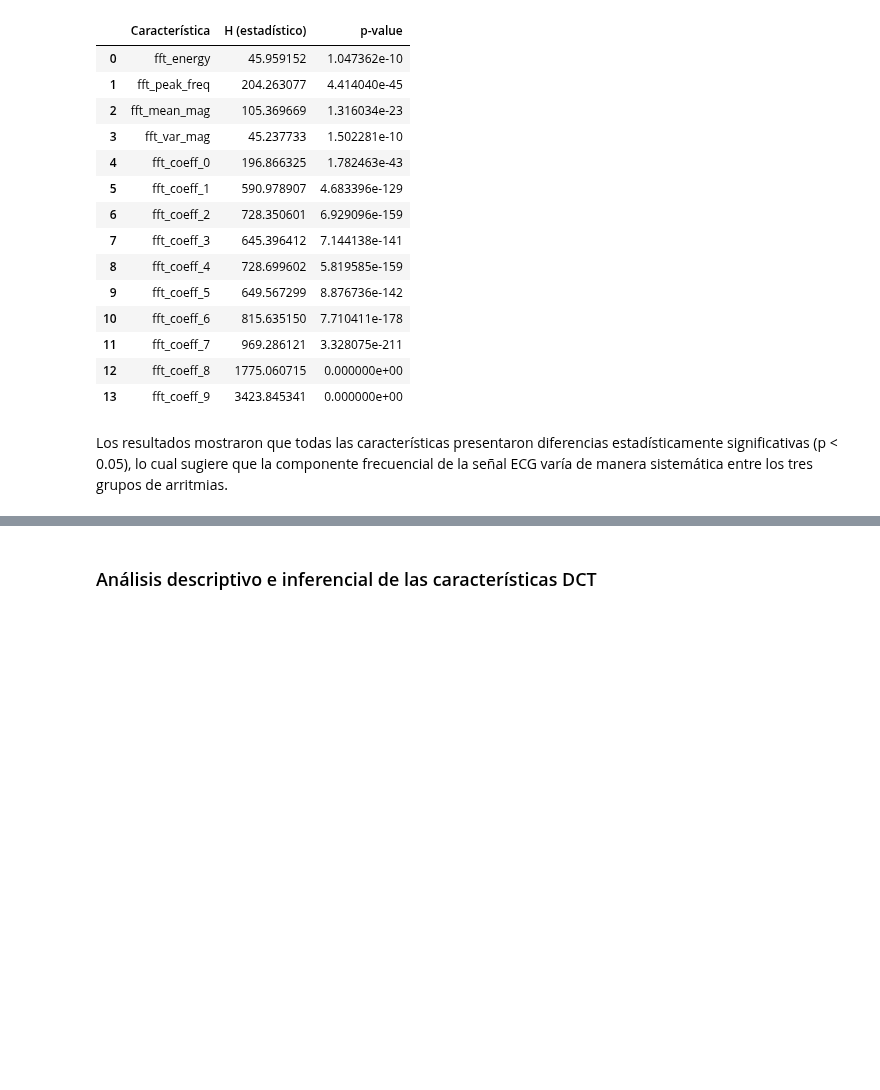
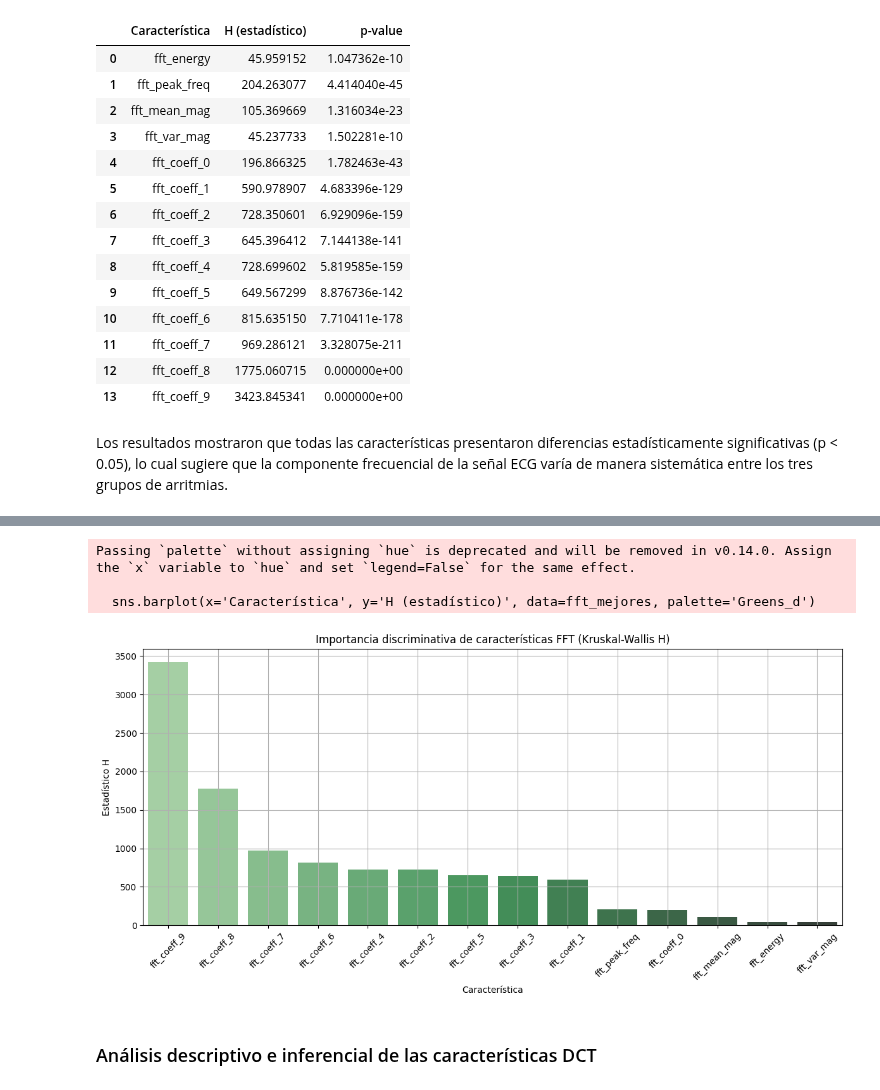
Before and after one commit to LisethTiria/Biosenales-2025-1, a Jupyter notebook: proyecto2_ecg_/proyecto2_script.ipynb, the cells around one changed output, grey strips where cells are left out. Cells and saved outputs as stored; diff of their text form; code cells hidden in the pictures; blank space fills up the shorter version.

Commit message:
Características más significativas

```diff
--- a/proyecto2_ecg_/proyecto2_script.ipynb
+++ b/proyecto2_ecg_/proyecto2_script.ipynb
@@ -732,3 +732,6 @@ fft_significativas
 # %% [markdown]
 
 Los resultados mostraron que todas las características  presentaron diferencias estadísticamente significativas (p < 0.05), lo cual sugiere que la componente frecuencial de la señal ECG varía de manera sistemática entre los tres grupos de arritmias.
+# %%
+fft_mejores = df_kw_fft.sort_values('H (estadístico)', ascending=False).reset_index(drop=True)
+fft_mejores
@@ -735,3 +754,17 @@ Los resultados mostraron que todas las características  presentaron diferencias
+# %%
+plt.figure(figsize=(12, 6))
+sns.barplot(x='Característica', y='H (estadístico)', data=fft_mejores, palette='Greens_d')
+plt.title('Importancia discriminativa de características FFT (Kruskal-Wallis H)')
+plt.ylabel('Estadístico H')
+plt.xticks(rotation=45)
+plt.grid(True)
+plt.tight_layout()
+plt.show()
+# %% [output]
+Passing `palette` without assigning `hue` is deprecated and will be removed in v0.14.0. Assign the `x` variable to `hue` and set `legend=False` for the same effect.
+
+  sns.barplot(x='Característica', y='H (estadístico)', data=fft_mejores, palette='Greens_d')
+[figure, added]
 # %% [markdown]
 ### Análisis descriptivo e inferencial de las características DCT
 # %%
```
Also changed, not shown: parts of 5 cells of this notebook.
